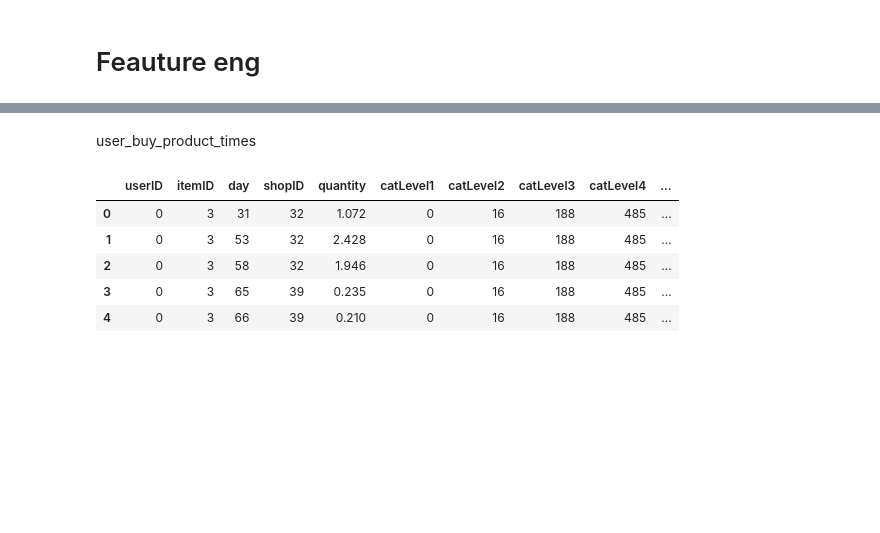
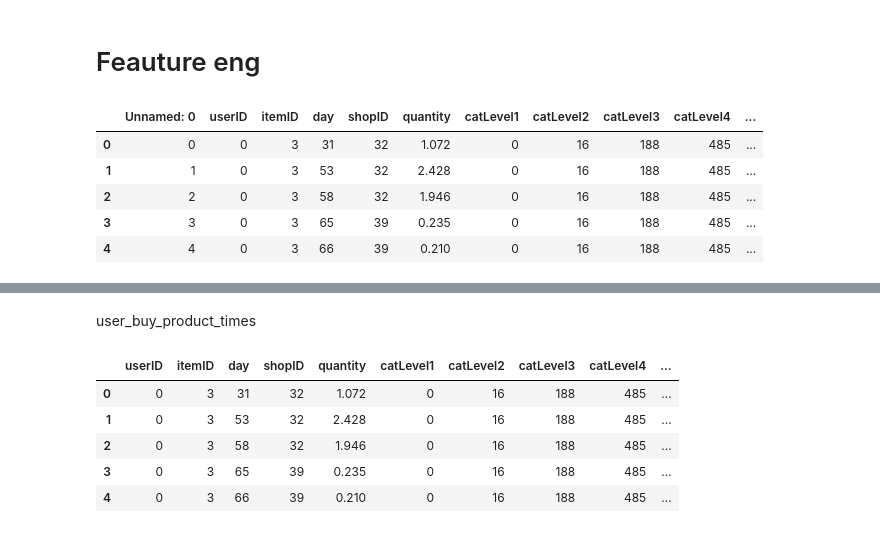
Before and after one commit to androbaza/my-kaggle-submissions, a Jupyter notebook: magnum_hack.ipynb, the cells around one changed output, grey strips where cells are left out. Cells and saved outputs as stored; diff of their text form; code cells hidden in the pictures; blank space fills up the shorter version.

```diff
--- a/magnum_hack.ipynb
+++ b/magnum_hack.ipynb
@@ -151,0 +147,9 @@ This is  32.5 % of the initial size
+# %%
+csv_all_feats.head()
+# %% [output]
+|  | Unnamed: 0 | userID | itemID | day | shopID | quantity | catLevel1 | catLevel2 | catLevel3 | catLevel4 | ... |
+| 0 | 0 | 0 | 3 | 31 | 32 | 1.072 | 0 | 16 | 188 | 485 | ... |
+| 1 | 1 | 0 | 3 | 53 | 32 | 2.428 | 0 | 16 | 188 | 485 | ... |
+| 2 | 2 | 0 | 3 | 58 | 32 | 1.946 | 0 | 16 | 188 | 485 | ... |
+| 3 | 3 | 0 | 3 | 65 | 39 | 0.235 | 0 | 16 | 188 | 485 | ... |
+| 4 | 4 | 0 | 3 | 66 | 39 | 0.210 | 0 | 16 | 188 | 485 | ... |
```
Also changed, not shown: parts of 53 cells of this notebook.
